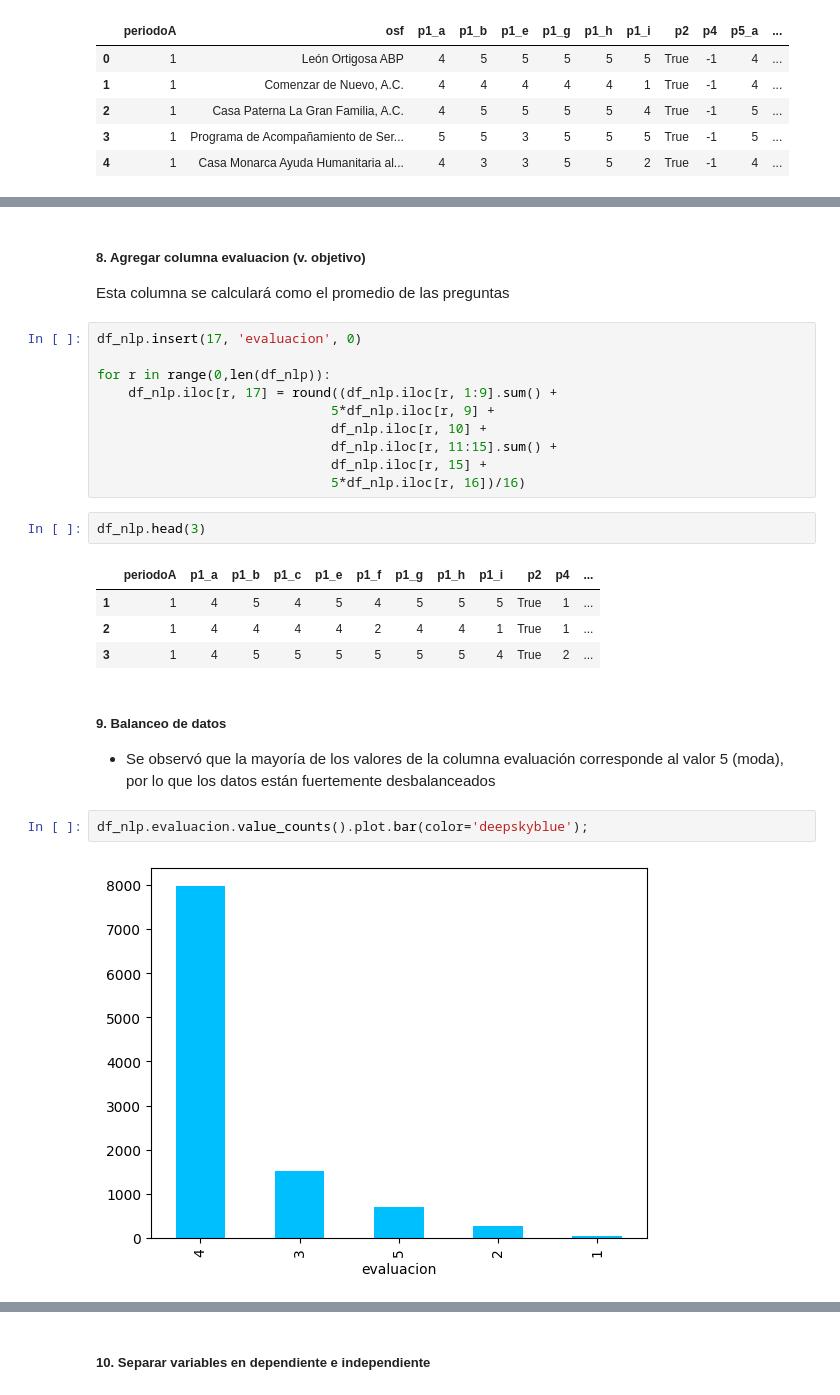
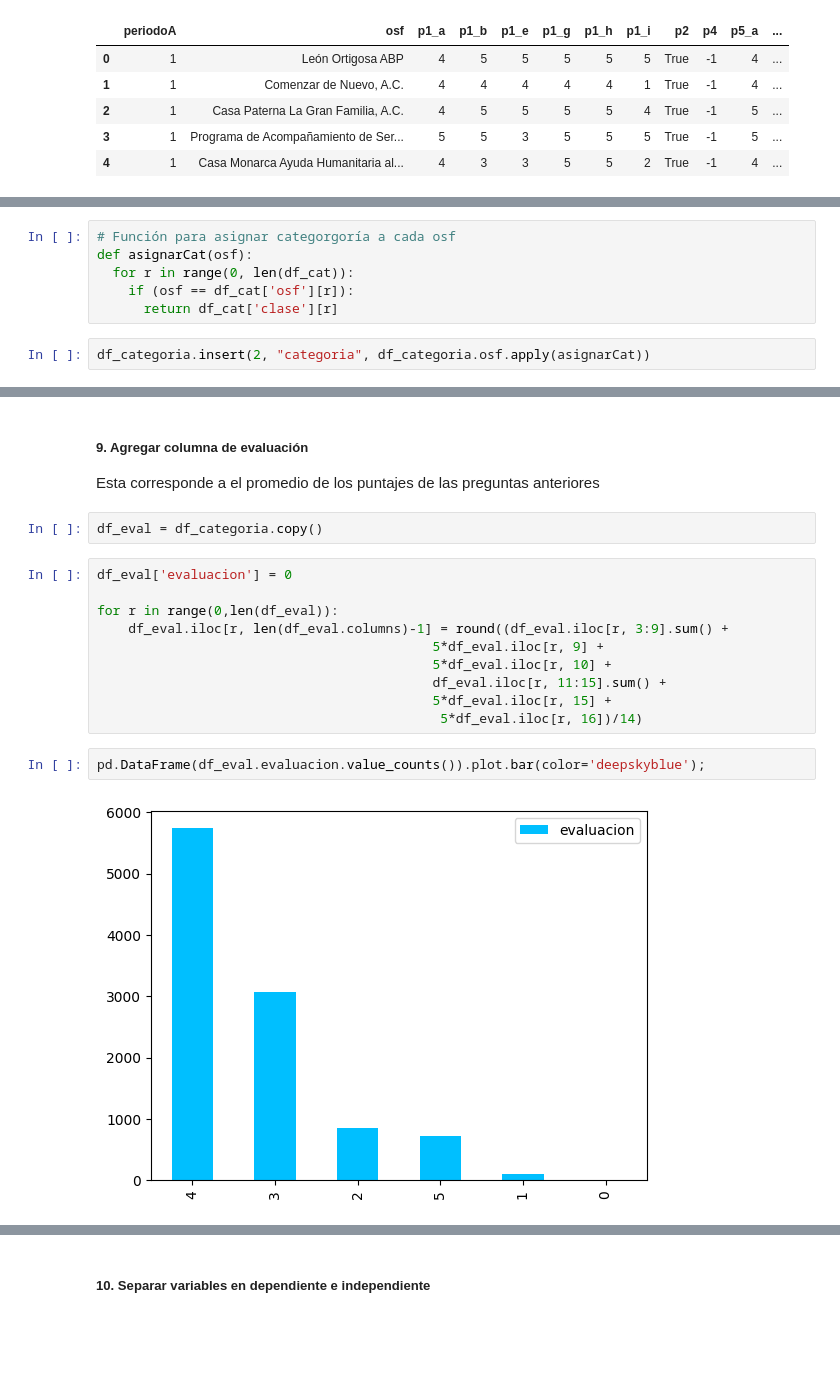
Before and after one commit to EstebanPerez25/ACD-Modelo_predictivo_de_satisfacion, a Jupyter notebook: Modelo_predictivo_de_satisfacción.ipynb, the cells around one changed output, grey strips where cells are left out. Saved outputs shown, nothing was run; the diff lists cells and outputs as text; blank space fills up the shorter version.

```diff
--- a/Modelo_predictivo_de_satisfacción.ipynb
+++ b/Modelo_predictivo_de_satisfacción.ipynb
@@ -825,0 +829,8 @@ df_nlp.head(5)
+# %%
+# Función para asignar categorgoría a cada osf
+def asignarCat(osf):
+  for r in range(0, len(df_cat)):
+    if (osf == df_cat['osf'][r]):
+      return df_cat['clase'][r]
+# %%
+df_categoria.insert(2, "categoria", df_categoria.osf.apply(asignarCat))
@@ -826,29 +848,20 @@ df_nlp.head(5)
 # %% [markdown]
-##### 8. Agregar columna evaluacion (v. objetivo)
+##### 9. Agregar columna de evaluación
 
-Esta columna se calculará como el promedio de las preguntas
+Esta corresponde a el promedio de los puntajes de las preguntas anteriores
+# %%
+df_eval = df_categoria.copy()
 # %%
-df_nlp.insert(17, 'evaluacion', 0)
+df_eval['evaluacion'] = 0
 
-for r in range(0,len(df_nlp)):
-    df_nlp.iloc[r, 17] = round((df_nlp.iloc[r, 1:9].sum() +
-                              5*df_nlp.iloc[r, 9] +
-                              df_nlp.iloc[r, 10] +
-                              df_nlp.iloc[r, 11:15].sum() +
-                              df_nlp.iloc[r, 15] +
-                              5*df_nlp.iloc[r, 16])/16)
+for r in range(0,len(df_eval)):
+    df_eval.iloc[r, len(df_eval.columns)-1] = round((df_eval.iloc[r, 3:9].sum() +
+                                           5*df_eval.iloc[r, 9] +
+                                           5*df_eval.iloc[r, 10] +
+                                           df_eval.iloc[r, 11:15].sum() +
+                                           5*df_eval.iloc[r, 15] +
+                                            5*df_eval.iloc[r, 16])/14)
-# %%
-df_nlp.head(3)
-# %% [output]
-|  | periodoA | p1_a | p1_b | p1_c | p1_e | p1_f | p1_g | p1_h | p1_i | p2 | p4 | ... |
-| 1 | 1 | 4 | 5 | 4 | 5 | 4 | 5 | 5 | 5 | True | 1 | ... |
-| 2 | 1 | 4 | 4 | 4 | 4 | 2 | 4 | 4 | 1 | True | 1 | ... |
-| 3 | 1 | 4 | 5 | 5 | 5 | 5 | 5 | 5 | 4 | True | 2 | ... |
-# %% [markdown]
-##### 9. Balanceo de datos
-
-* Se observó que la mayoría de los valores de la columna evaluación corresponde al valor 5 (moda), por lo que los datos están fuertemente desbalanceados
 # %%
-df_nlp.evaluacion.value_counts().plot.bar(color='deepskyblue');
+pd.DataFrame(df_eval.evaluacion.value_counts()).plot.bar(color='deepskyblue');
 # %% [output]
-[figure, old version]
+[figure, new version]
```
Also changed, not shown: parts of 52 cells of this notebook.
